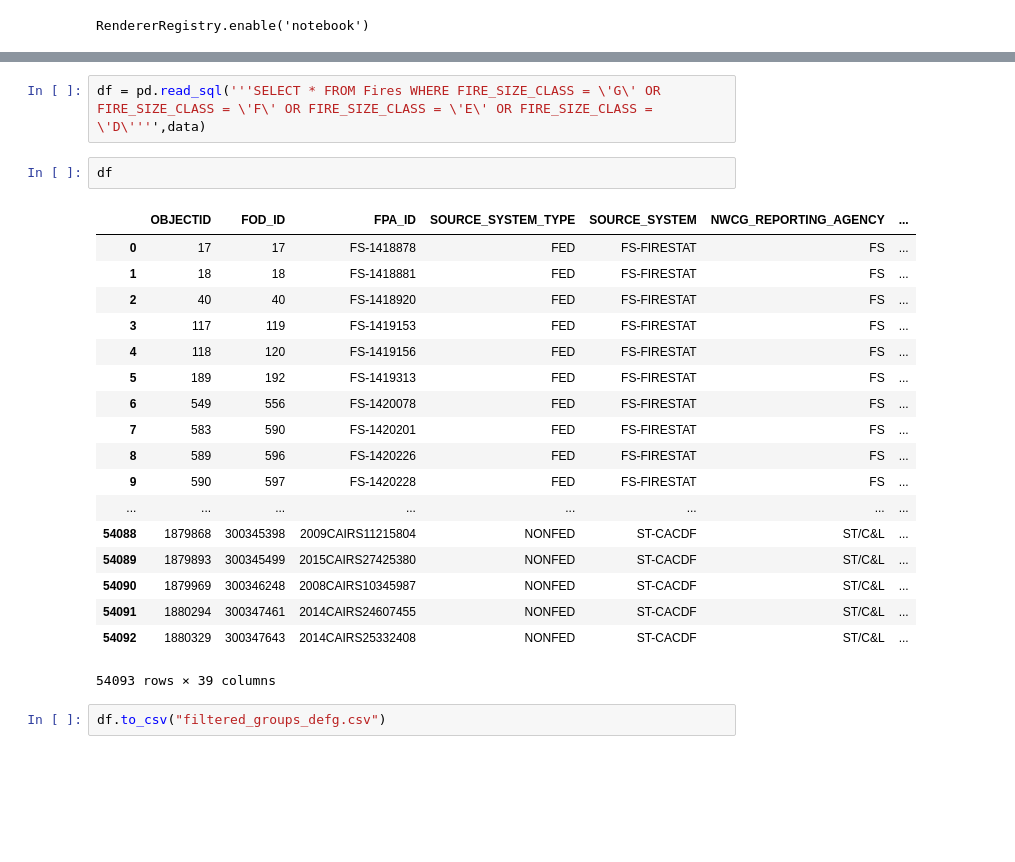
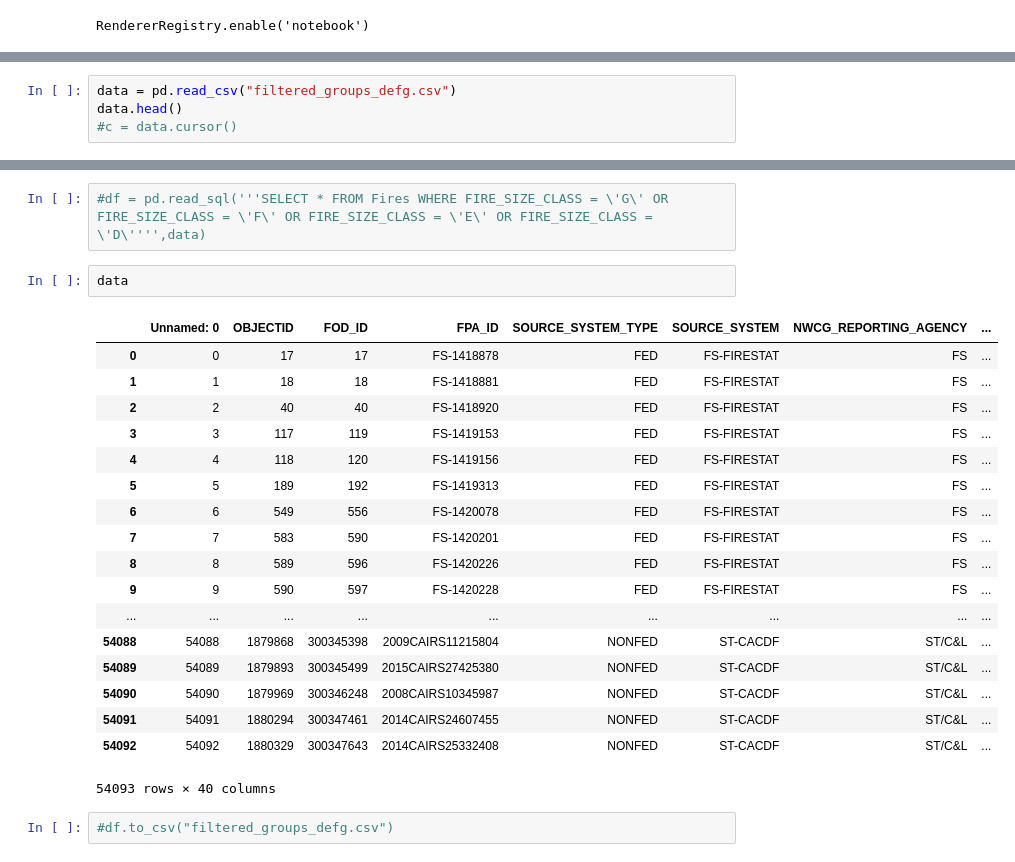
Before and after one commit to marissa-kelley/4604-wildfires-are-hot, a Jupyter notebook: paul_wildfires.ipynb, the cells around one changed output, grey strips where cells are left out. Saved outputs shown, nothing was run; the diff lists cells and outputs as text; blank space fills up the shorter version.

```diff
--- a/paul_wildfires.ipynb
+++ b/paul_wildfires.ipynb
@@ -11,0 +9,4 @@ c = data.cursor()
+# %%
+data = pd.read_csv("filtered_groups_defg.csv")
+data.head()
+#c = data.cursor()
@@ -12,25 +21,25 @@ c = data.cursor()
 # %%
-df = pd.read_sql('''SELECT * FROM Fires WHERE FIRE_SIZE_CLASS = \'G\' OR FIRE_SIZE_CLASS = \'F\' OR FIRE_SIZE_CLASS = \'E\' OR FIRE_SIZE_CLASS = \'D\'''',data)
+#df = pd.read_sql('''SELECT * FROM Fires WHERE FIRE_SIZE_CLASS = \'G\' OR FIRE_SIZE_CLASS = \'F\' OR FIRE_SIZE_CLASS = \'E\' OR FIRE_SIZE_CLASS = \'D\'''',data)
-# %%
-df
-# %% [output]
-|  | OBJECTID | FOD_ID | FPA_ID | SOURCE_SYSTEM_TYPE | SOURCE_SYSTEM | NWCG_REPORTING_AGENCY | ... |
-| 0 | 17 | 17 | FS-1418878 | FED | FS-FIRESTAT | FS | ... |
-| 1 | 18 | 18 | FS-1418881 | FED | FS-FIRESTAT | FS | ... |
-| 2 | 40 | 40 | FS-1418920 | FED | FS-FIRESTAT | FS | ... |
-| 3 | 117 | 119 | FS-1419153 | FED | FS-FIRESTAT | FS | ... |
-| 4 | 118 | 120 | FS-1419156 | FED | FS-FIRESTAT | FS | ... |
-| 5 | 189 | 192 | FS-1419313 | FED | FS-FIRESTAT | FS | ... |
-| 6 | 549 | 556 | FS-1420078 | FED | FS-FIRESTAT | FS | ... |
-| 7 | 583 | 590 | FS-1420201 | FED | FS-FIRESTAT | FS | ... |
-| 8 | 589 | 596 | FS-1420226 | FED | FS-FIRESTAT | FS | ... |
-| 9 | 590 | 597 | FS-1420228 | FED | FS-FIRESTAT | FS | ... |
-| ... | ... | ... | ... | ... | ... | ... | ... |
-| 54088 | 1879868 | 300345398 | 2009CAIRS11215804 | NONFED | ST-CACDF | ST/C&L | ... |
-| 54089 | 1879893 | 300345499 | 2015CAIRS27425380 | NONFED | ST-CACDF | ST/C&L | ... |
-| 54090 | 1879969 | 300346248 | 2008CAIRS10345987 | NONFED | ST-CACDF | ST/C&L | ... |
-| 54091 | 1880294 | 300347461 | 2014CAIRS24607455 | NONFED | ST-CACDF | ST/C&L | ... |
-| 54092 | 1880329 | 300347643 | 2014CAIRS25332408 | NONFED | ST-CACDF | ST/C&L | ... |
-54093 rows × 39 columns
+# %%
+data
+# %% [output]
+|  | Unnamed: 0 | OBJECTID | FOD_ID | FPA_ID | SOURCE_SYSTEM_TYPE | SOURCE_SYSTEM | NWCG_REPORTING_AGENCY | ... |
+| 0 | 0 | 17 | 17 | FS-1418878 | FED | FS-FIRESTAT | FS | ... |
+| 1 | 1 | 18 | 18 | FS-1418881 | FED | FS-FIRESTAT | FS | ... |
+| 2 | 2 | 40 | 40 | FS-1418920 | FED | FS-FIRESTAT | FS | ... |
+| 3 | 3 | 117 | 119 | FS-1419153 | FED | FS-FIRESTAT | FS | ... |
+| 4 | 4 | 118 | 120 | FS-1419156 | FED | FS-FIRESTAT | FS | ... |
+| 5 | 5 | 189 | 192 | FS-1419313 | FED | FS-FIRESTAT | FS | ... |
+| 6 | 6 | 549 | 556 | FS-1420078 | FED | FS-FIRESTAT | FS | ... |
+| 7 | 7 | 583 | 590 | FS-1420201 | FED | FS-FIRESTAT | FS | ... |
+| 8 | 8 | 589 | 596 | FS-1420226 | FED | FS-FIRESTAT | FS | ... |
+| 9 | 9 | 590 | 597 | FS-1420228 | FED | FS-FIRESTAT | FS | ... |
+| ... | ... | ... | ... | ... | ... | ... | ... | ... |
+| 54088 | 54088 | 1879868 | 300345398 | 2009CAIRS11215804 | NONFED | ST-CACDF | ST/C&L | ... |
+| 54089 | 54089 | 1879893 | 300345499 | 2015CAIRS27425380 | NONFED | ST-CACDF | ST/C&L | ... |
+| 54090 | 54090 | 1879969 | 300346248 | 2008CAIRS10345987 | NONFED | ST-CACDF | ST/C&L | ... |
+| 54091 | 54091 | 1880294 | 300347461 | 2014CAIRS24607455 | NONFED | ST-CACDF | ST/C&L | ... |
+| 54092 | 54092 | 1880329 | 300347643 | 2014CAIRS25332408 | NONFED | ST-CACDF | ST/C&L | ... |
+54093 rows × 40 columns
 # %%
-df.to_csv("filtered_groups_defg.csv")
+#df.to_csv("filtered_groups_defg.csv")
```
Also changed, not shown: parts of 2 cells of this notebook, 1 other file.
